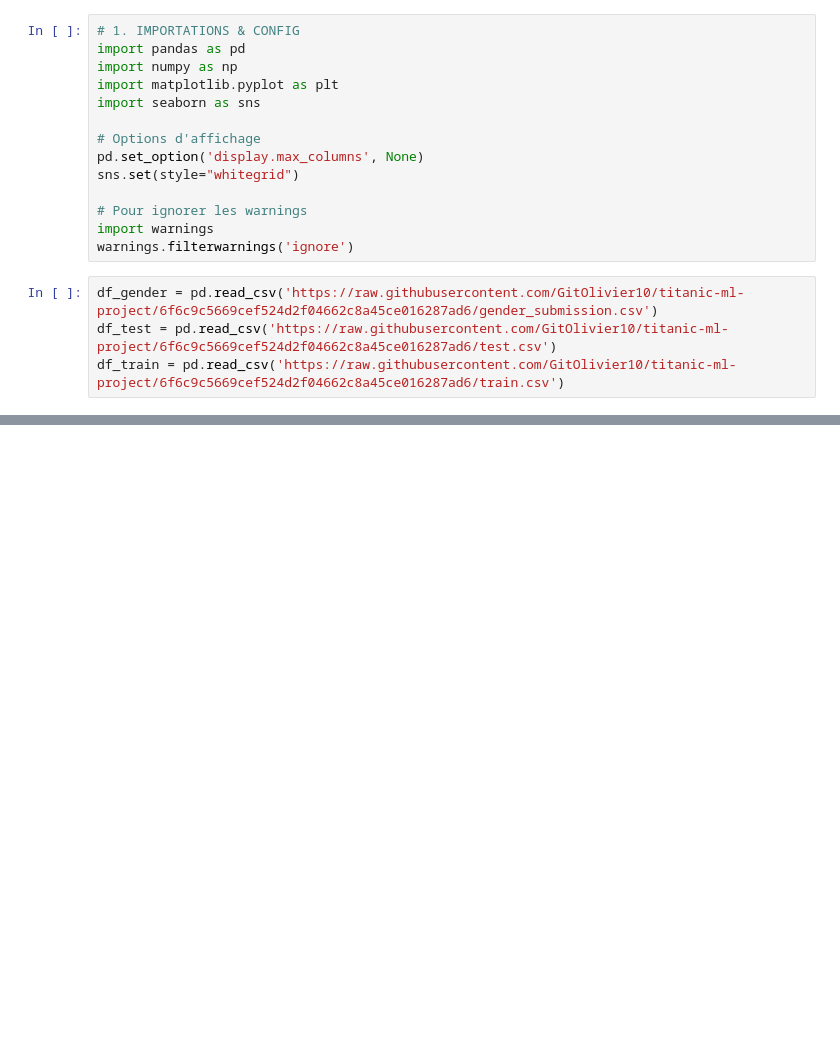
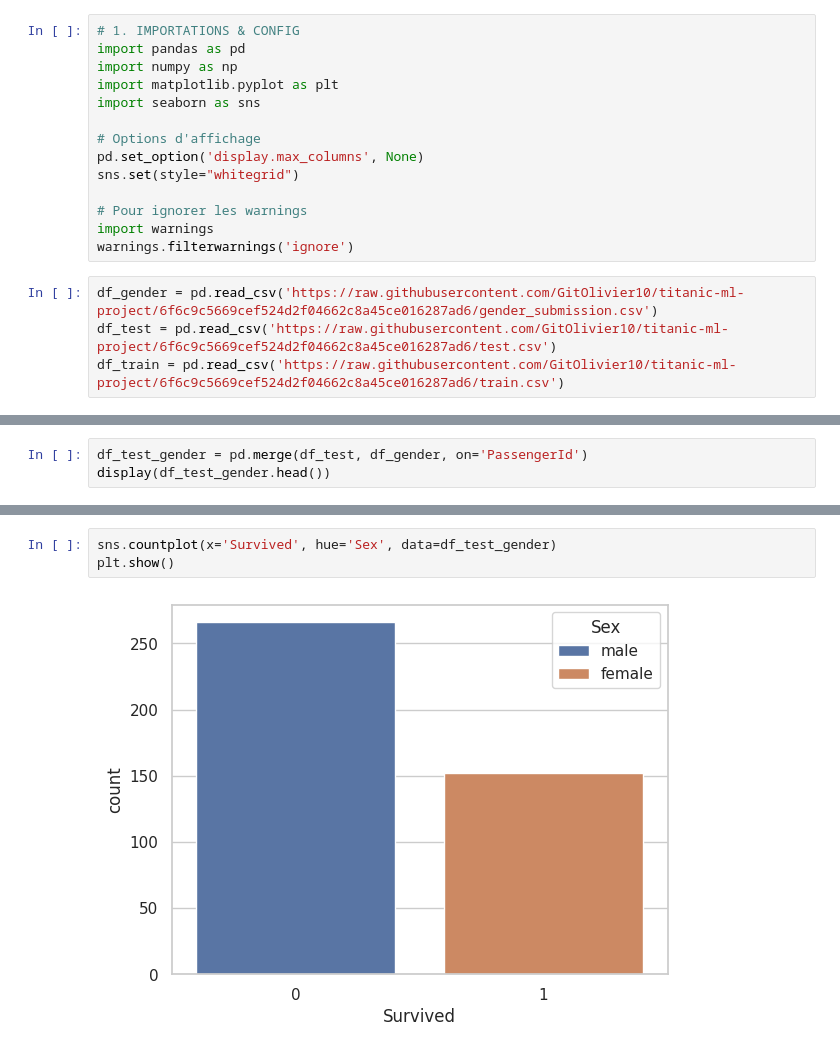
Before and after one commit to GitOlivier10/titanic-ml-project, a Jupyter notebook: titanic_olivier.ipynb, the cells around one changed output, grey strips where cells are left out. Saved outputs shown, nothing was run; the diff lists cells and outputs as text; blank space fills up the shorter version.

```diff
--- a/titanic_olivier.ipynb
+++ b/titanic_olivier.ipynb
@@ -42,0 +52,3 @@ print(df_train.head())
+# %%
+df_test_gender = pd.merge(df_test, df_gender, on='PassengerId')
+display(df_test_gender.head())
@@ -42,0 +79,5 @@ print(df_train.head())
+# %%
+sns.countplot(x='Survived', hue='Sex', data=df_test_gender)
+plt.show()
+# %% [output]
+[figure, added]
```
Also changed, not shown: parts of 16 cells of this notebook.
